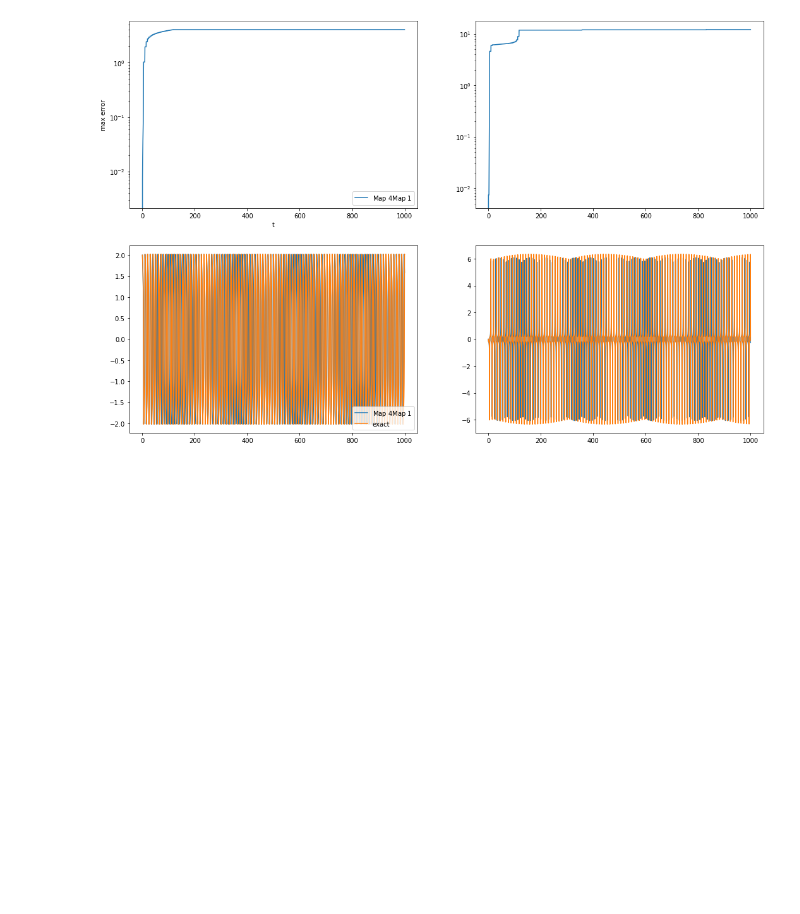
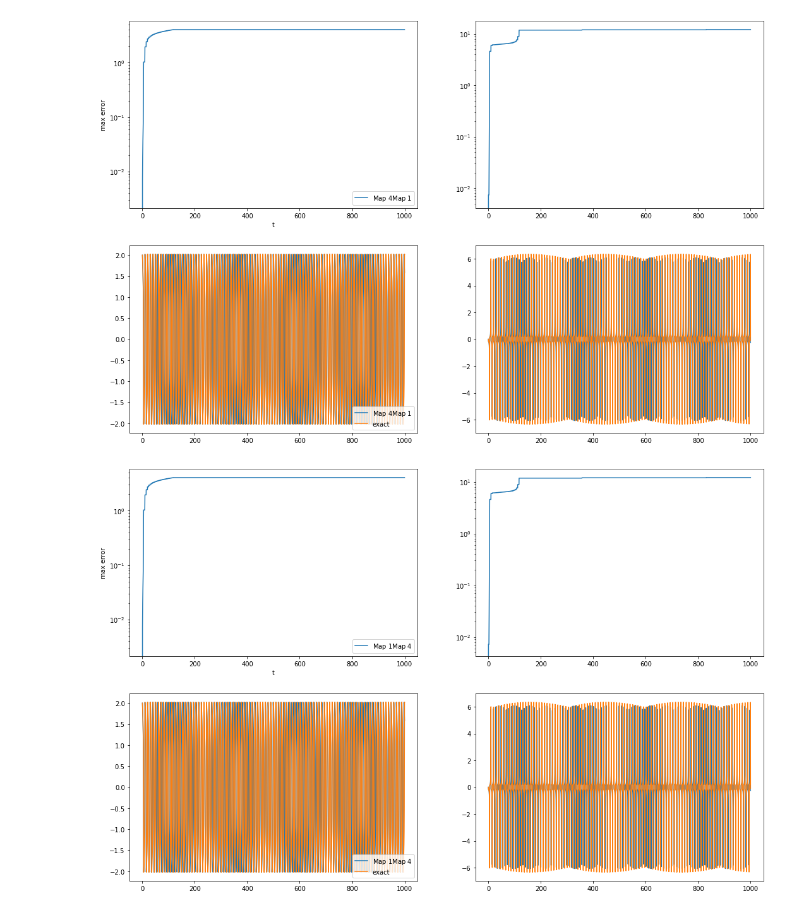
Before and after one commit to fzadra/VanDerPolContact, a Jupyter notebook: Permutations.ipynb, the cells around one changed output. Cells and saved outputs as stored; diff of their text form; code cells hidden in the pictures; blank space fills up the shorter version.

```diff
--- a/Permutations.ipynb
+++ b/Permutations.ipynb
@@ -180,3 +187,42 @@ plt.plot(tspan,y_odeint[:, 1],label="exact")
 plt.show()
 # %% [output]
 [figure]
+# %%
+tf = 1000
+p0, q0, s0 = 0, 2., 0.
+epsilon = 4
+vdp = VanDerPol(epsilon, 0, 0)
+plt.figure(figsize=(18,12))
+tspan = np.arange(0, tf, 0.1)
+errq=np.zeros(len(tspan))
+errs=np.zeros(len(tspan))
+y_init, params = [2, 0], (4,0,0)
+
+y_odeint, info = si.odeint(ivp_vdp, y_init, tspan, params, rtol=1e-13, atol=1e-15, full_output=True)
+k0=1
+k1=4
+sol, sols, _ = li.multimapintegrate(stepper=li.step1, system=vdp, tspan=tspan, p0=p0, q0=q0, s0=s0, j=[li.mappers[k0+1],li.mappers[k1+1]])
+errq=err(sol[:,1],y_odeint[:, 0])
+errs=err(sols, y_odeint[:, 1])
+plt.subplot(221)
+plt.xlabel("t")
+plt.ylabel("max error")
+plt.plot(tspan,errq,label=f"Map ${k0}$" f"Map ${k1}$")
+plt.yscale('log')
+plt.legend(loc='lower right')
+plt.subplot(222)
+plt.plot(tspan,errs,label=f"Map ${k0}$" f"Map ${k1}$")
+plt.yscale('log')
+plt.subplot(223)
+plt.plot(tspan,sol[:,1],label=f"Map ${k0}$" f"Map ${k1}$")
+plt.legend(loc='lower right')
+plt.subplot(224)
+plt.plot(tspan,sols,label=f"Map ${k0}$" f"Map ${k1}$")
+plt.subplot(223)
+plt.plot(tspan,y_odeint[:, 0],label="exact")
+plt.legend(loc='lower right')
+plt.subplot(224)
+plt.plot(tspan,y_odeint[:, 1],label="exact")
+plt.show()
+# %% [output]
+[figure, added]
```
Also changed, not shown: parts of 2 cells of this notebook.
